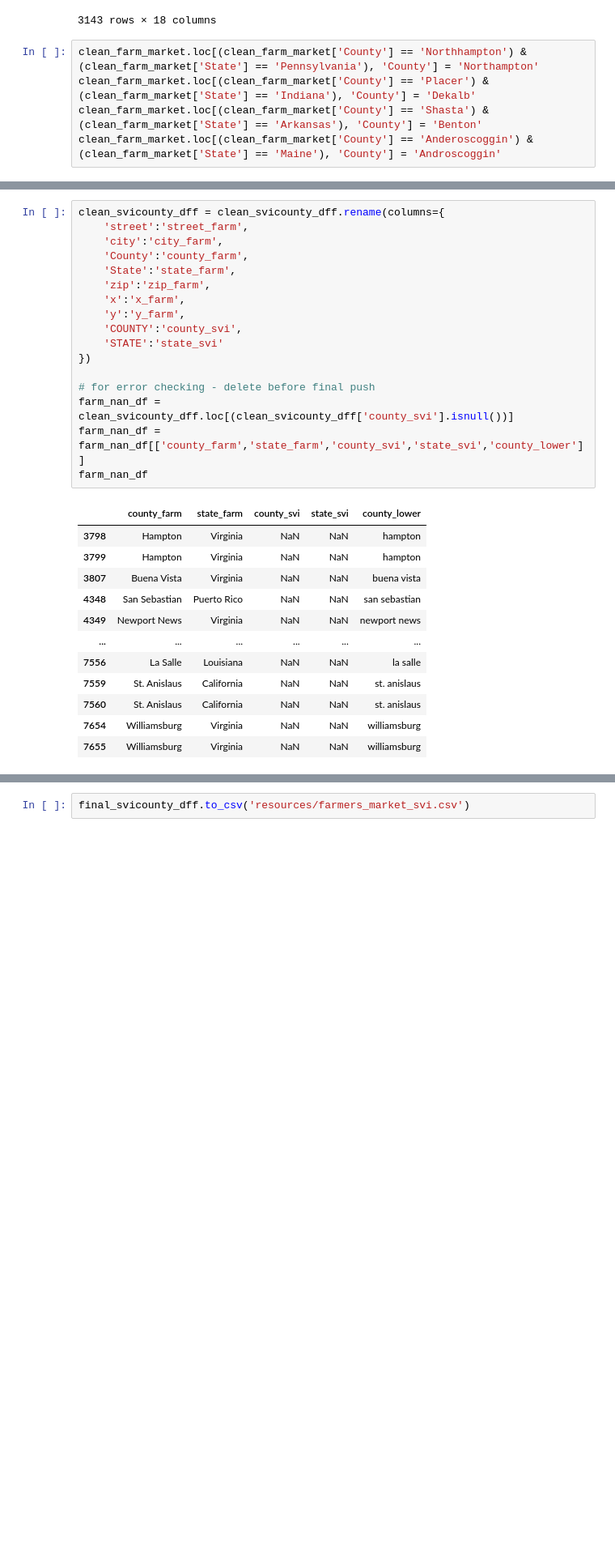
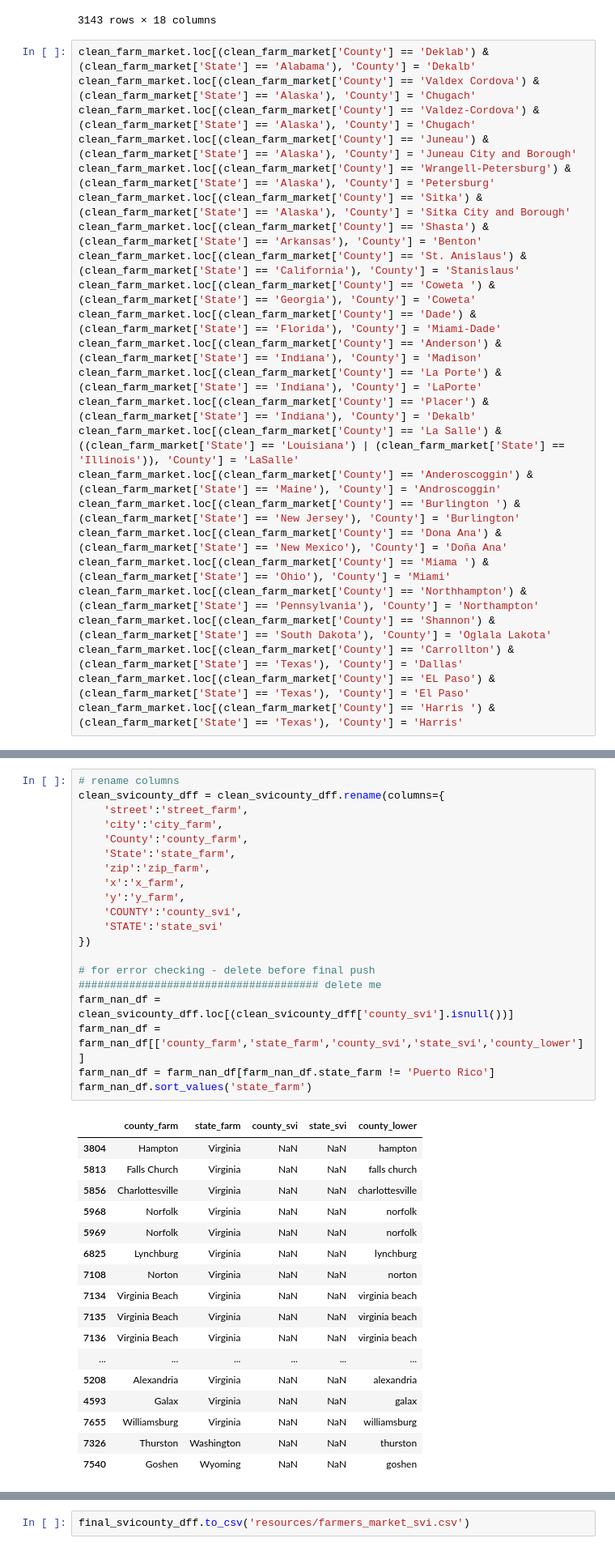
Before and after one commit to CantStopWontStop/farmers_market, a Jupyter notebook: farmers_market_v2.ipynb, the cells around one changed output, grey strips where cells are left out. Shown: that part at 81% size. Cells and saved outputs as stored; diff of their text form; blank space fills up the shorter version.

Commit message:
completed value replacements AL - TX

```diff
--- a/farmers_market_v2.ipynb
+++ b/farmers_market_v2.ipynb
@@ -94,8 +94,27 @@ clean_svicounty_df
 | 3142 | Wyoming | Weston | 6942 | 1316 | 356 | 118 | 77 | 522 | 147 | 329 | ... |
 3143 rows × 18 columns
 # %%
+clean_farm_market.loc[(clean_farm_market['County'] == 'Deklab') & (clean_farm_market['State'] == 'Alabama'), 'County'] = 'Dekalb'
+clean_farm_market.loc[(clean_farm_market['County'] == 'Valdex Cordova') & (clean_farm_market['State'] == 'Alaska'), 'County'] = 'Chugach'
+clean_farm_market.loc[(clean_farm_market['County'] == 'Valdez-Cordova') & (clean_farm_market['State'] == 'Alaska'), 'County'] = 'Chugach'
+clean_farm_market.loc[(clean_farm_market['County'] == 'Juneau') & (clean_farm_market['State'] == 'Alaska'), 'County'] = 'Juneau City and Borough'
+clean_farm_market.loc[(clean_farm_market['County'] == 'Wrangell-Petersburg') & (clean_farm_market['State'] == 'Alaska'), 'County'] = 'Petersburg'
+clean_farm_market.loc[(clean_farm_market['County'] == 'Sitka') & (clean_farm_market['State'] == 'Alaska'), 'County'] = 'Sitka City and Borough'
+clean_farm_market.loc[(clean_farm_market['County'] == 'Shasta') & (clean_farm_market['State'] == 'Arkansas'), 'County'] = 'Benton'
+clean_farm_market.loc[(clean_farm_market['County'] == 'St. Anislaus') & (clean_farm_market['State'] == 'California'), 'County'] = 'Stanislaus'
+clean_farm_market.loc[(clean_farm_market['County'] == 'Coweta ') & (clean_farm_market['State'] == 'Georgia'), 'County'] = 'Coweta'
+clean_farm_market.loc[(clean_farm_market['County'] == 'Dade') & (clean_farm_market['State'] == 'Florida'), 'County'] = 'Miami-Dade'
+clean_farm_market.loc[(clean_farm_market['County'] == 'Anderson') & (clean_farm_market['State'] == 'Indiana'), 'County'] = 'Madison'
+clean_farm_market.loc[(clean_farm_market['County'] == 'La Porte') & (clean_farm_market['State'] == 'Indiana'), 'County'] = 'LaPorte'
+clean_farm_market.loc[(clean_farm_market['County'] == 'Placer') & (clean_farm_market['State'] == 'Indiana'), 'County'] = 'Dekalb'
+clean_farm_market.loc[(clean_farm_market['County'] == 'La Salle') & ((clean_farm_market['State'] == 'Louisiana') | (clean_farm_market['State'] == 'Illinois')), 'County'] = 'LaSalle'
+clean_farm_market.loc[(clean_farm_market['County'] == 'Anderoscoggin') & (clean_farm_market['State'] == 'Maine'), 'County'] = 'Androscoggin'
+clean_farm_market.loc[(clean_farm_market['County'] == 'Burlington ') & (clean_farm_market['State'] == 'New Jersey'), 'County'] = 'Burlington'
+clean_farm_market.loc[(clean_farm_market['County'] == 'Dona Ana') & (clean_farm_market['State'] == 'New Mexico'), 'County'] = 'Doña Ana'
+clean_farm_market.loc[(clean_farm_market['County'] == 'Miama ') & (clean_farm_market['State'] == 'Ohio'), 'County'] = 'Miami'
 clean_farm_market.loc[(clean_farm_market['County'] == 'Northhampton') & (clean_farm_market['State'] == 'Pennsylvania'), 'County'] = 'Northampton'
-clean_farm_market.loc[(clean_farm_market['County'] == 'Placer') & (clean_farm_market['State'] == 'Indiana'), 'County'] = 'Dekalb'
-clean_farm_market.loc[(clean_farm_market['County'] == 'Shasta') & (clean_farm_market['State'] == 'Arkansas'), 'County'] = 'Benton'
-clean_farm_market.loc[(clean_farm_market['County'] == 'Anderoscoggin') & (clean_farm_market['State'] == 'Maine'), 'County'] = 'Androscoggin'
+clean_farm_market.loc[(clean_farm_market['County'] == 'Shannon') & (clean_farm_market['State'] == 'South Dakota'), 'County'] = 'Oglala Lakota'
+clean_farm_market.loc[(clean_farm_market['County'] == 'Carrollton') & (clean_farm_market['State'] == 'Texas'), 'County'] = 'Dallas'
+clean_farm_market.loc[(clean_farm_market['County'] == 'EL Paso') & (clean_farm_market['State'] == 'Texas'), 'County'] = 'El Paso'
+clean_farm_market.loc[(clean_farm_market['County'] == 'Harris ') & (clean_farm_market['State'] == 'Texas'), 'County'] = 'Harris'
 # %%
@@ -122,30 +148,37 @@ clean_svicounty_dff
 # %%
+# rename columns
 clean_svicounty_dff = clean_svicounty_dff.rename(columns={
     'street':'street_farm',
     'city':'city_farm',
     'County':'county_farm',
     'State':'state_farm',
     'zip':'zip_farm',
     'x':'x_farm',
     'y':'y_farm',
     'COUNTY':'county_svi',
     'STATE':'state_svi'
 })
 
-# for error checking - delete before final push
+# for error checking - delete before final push ###################################### delete me
 farm_nan_df = clean_svicounty_dff.loc[(clean_svicounty_dff['county_svi'].isnull())]
 farm_nan_df = farm_nan_df[['county_farm','state_farm','county_svi','state_svi','county_lower']]
-farm_nan_df
+farm_nan_df = farm_nan_df[farm_nan_df.state_farm != 'Puerto Rico']
+farm_nan_df.sort_values('state_farm')
 # %% [output]
 |  | county_farm | state_farm | county_svi | state_svi | county_lower |
-| 3798 | Hampton | Virginia | NaN | NaN | hampton |
-| 3799 | Hampton | Virginia | NaN | NaN | hampton |
-| 3807 | Buena Vista | Virginia | NaN | NaN | buena vista |
-| 4348 | San Sebastian | Puerto Rico | NaN | NaN | san sebastian |
-| 4349 | Newport News | Virginia | NaN | NaN | newport news |
+| 3804 | Hampton | Virginia | NaN | NaN | hampton |
+| 5813 | Falls Church | Virginia | NaN | NaN | falls church |
+| 5856 | Charlottesville | Virginia | NaN | NaN | charlottesville |
+| 5968 | Norfolk | Virginia | NaN | NaN | norfolk |
+| 5969 | Norfolk | Virginia | NaN | NaN | norfolk |
+| 6825 | Lynchburg | Virginia | NaN | NaN | lynchburg |
+| 7108 | Norton | Virginia | NaN | NaN | norton |
+| 7134 | Virginia Beach | Virginia | NaN | NaN | virginia beach |
+| 7135 | Virginia Beach | Virginia | NaN | NaN | virginia beach |
+| 7136 | Virginia Beach | Virginia | NaN | NaN | virginia beach |
 | ... | ... | ... | ... | ... | ... |
-| 7556 | La Salle | Louisiana | NaN | NaN | la salle |
-| 7559 | St. Anislaus | California | NaN | NaN | st. anislaus |
-| 7560 | St. Anislaus | California | NaN | NaN | st. anislaus |
-| 7654 | Williamsburg | Virginia | NaN | NaN | williamsburg |
+| 5208 | Alexandria | Virginia | NaN | NaN | alexandria |
+| 4593 | Galax | Virginia | NaN | NaN | galax |
 | 7655 | Williamsburg | Virginia | NaN | NaN | williamsburg |
+| 7326 | Thurston | Washington | NaN | NaN | thurston |
+| 7540 | Goshen | Wyoming | NaN | NaN | goshen |
```
Also changed, not shown: parts of 4 cells of this notebook.
